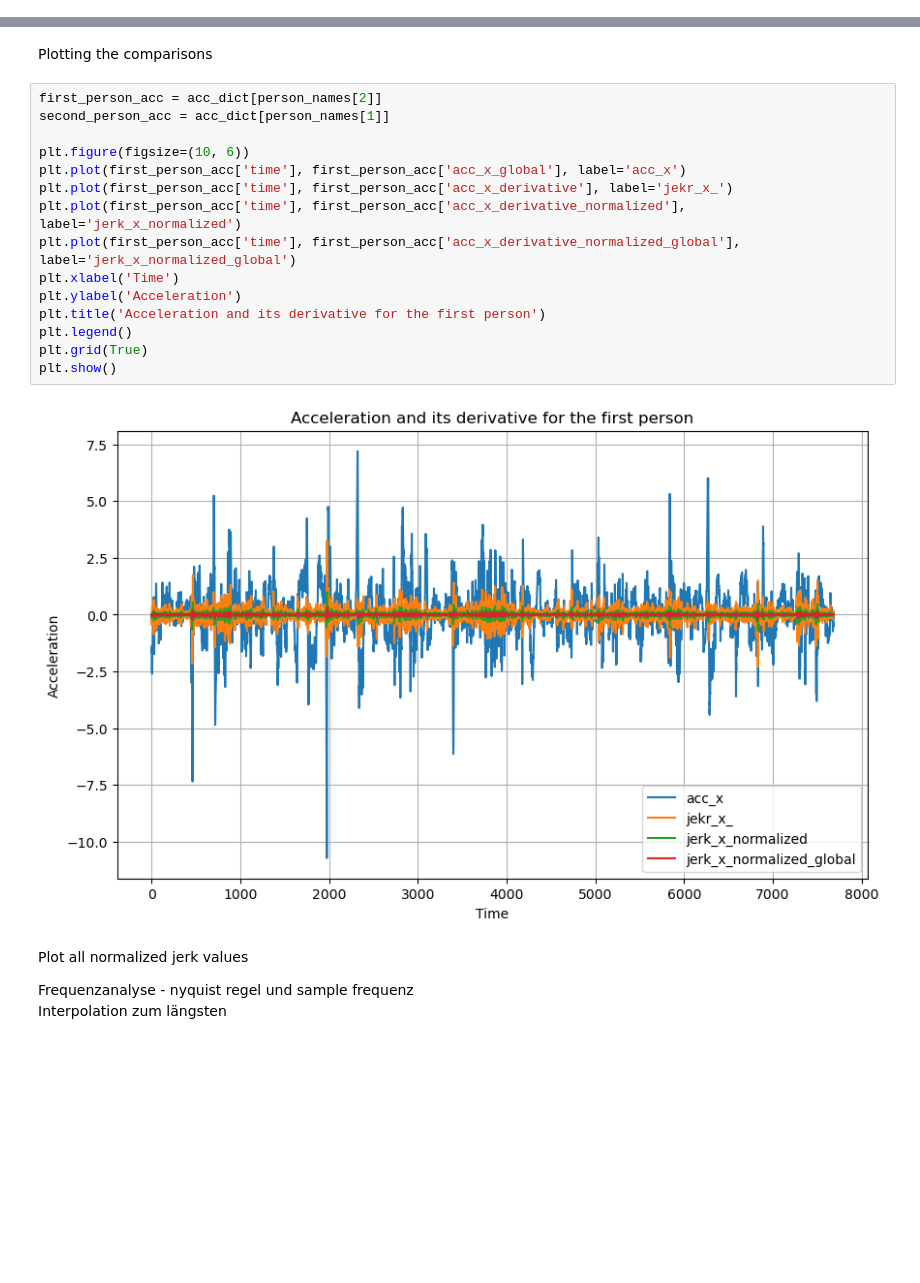
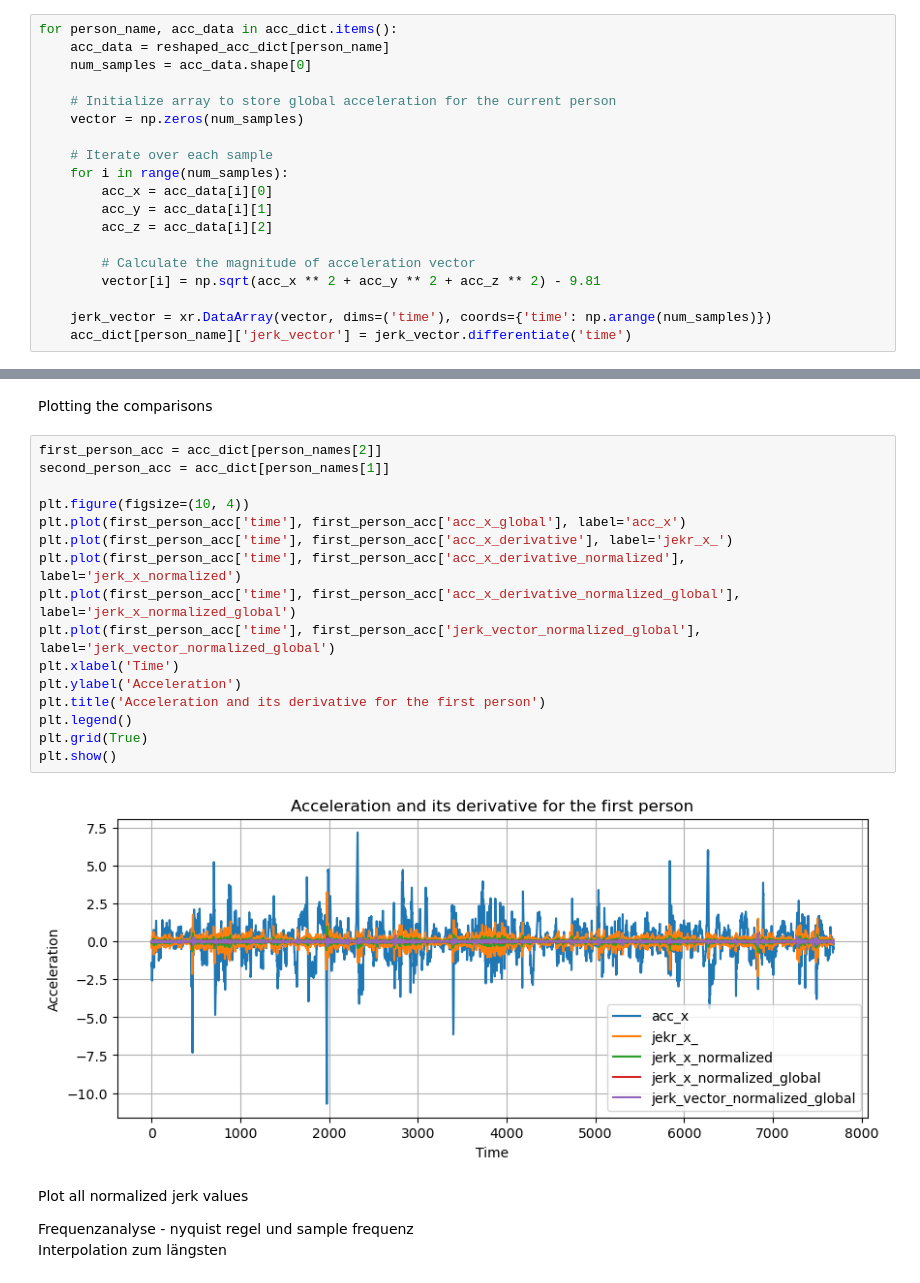
Before and after one commit to doertiboy/MasterStudy, a Jupyter notebook: Acceleration.ipynb, the cells around one changed output, grey strips where cells are left out. Cells and saved outputs as stored; diff of their text form; blank space fills up the shorter version.

Commit message:
add jerk as magniitude of the 3d vector

```diff
--- a/Acceleration.ipynb
+++ b/Acceleration.ipynb
@@ -126 +126,20 @@ for person_name in acc_dict:
+# %%
+for person_name, acc_data in acc_dict.items():
+    acc_data = reshaped_acc_dict[person_name]
+    num_samples = acc_data.shape[0]
+
+    # Initialize array to store global acceleration for the current person
+    vector = np.zeros(num_samples)
+
+    # Iterate over each sample
+    for i in range(num_samples):
+        acc_x = acc_data[i][0]
+        acc_y = acc_data[i][1]
+        acc_z = acc_data[i][2]
+
+        # Calculate the magnitude of acceleration vector
+        vector[i] = np.sqrt(acc_x ** 2 + acc_y ** 2 + acc_z ** 2) - 9.81
+
+    jerk_vector = xr.DataArray(vector, dims=('time'), coords={'time': np.arange(num_samples)})
+    acc_dict[person_name]['jerk_vector'] = jerk_vector.differentiate('time')
 # %% [markdown]
@@ -218,20 +276,21 @@ Plotting the comparisons
 # %%
 first_person_acc = acc_dict[person_names[2]]
 second_person_acc = acc_dict[person_names[1]]
 
-plt.figure(figsize=(10, 6))
+plt.figure(figsize=(10, 4))
 plt.plot(first_person_acc['time'], first_person_acc['acc_x_global'], label='acc_x')
 plt.plot(first_person_acc['time'], first_person_acc['acc_x_derivative'], label='jekr_x_')
 plt.plot(first_person_acc['time'], first_person_acc['acc_x_derivative_normalized'], label='jerk_x_normalized')
 plt.plot(first_person_acc['time'], first_person_acc['acc_x_derivative_normalized_global'], label='jerk_x_normalized_global')
+plt.plot(first_person_acc['time'], first_person_acc['jerk_vector_normalized_global'], label='jerk_vector_normalized_global')
 plt.xlabel('Time')
 plt.ylabel('Acceleration')
 plt.title('Acceleration and its derivative for the first person')
 plt.legend()
 plt.grid(True)
 plt.show()
 # %% [output]
-[figure, old version]
+[figure, new version]
 # %% [markdown]
 Plot all normalized jerk values
 
```
Also changed, not shown: parts of 22 cells of this notebook, 3 other files.
